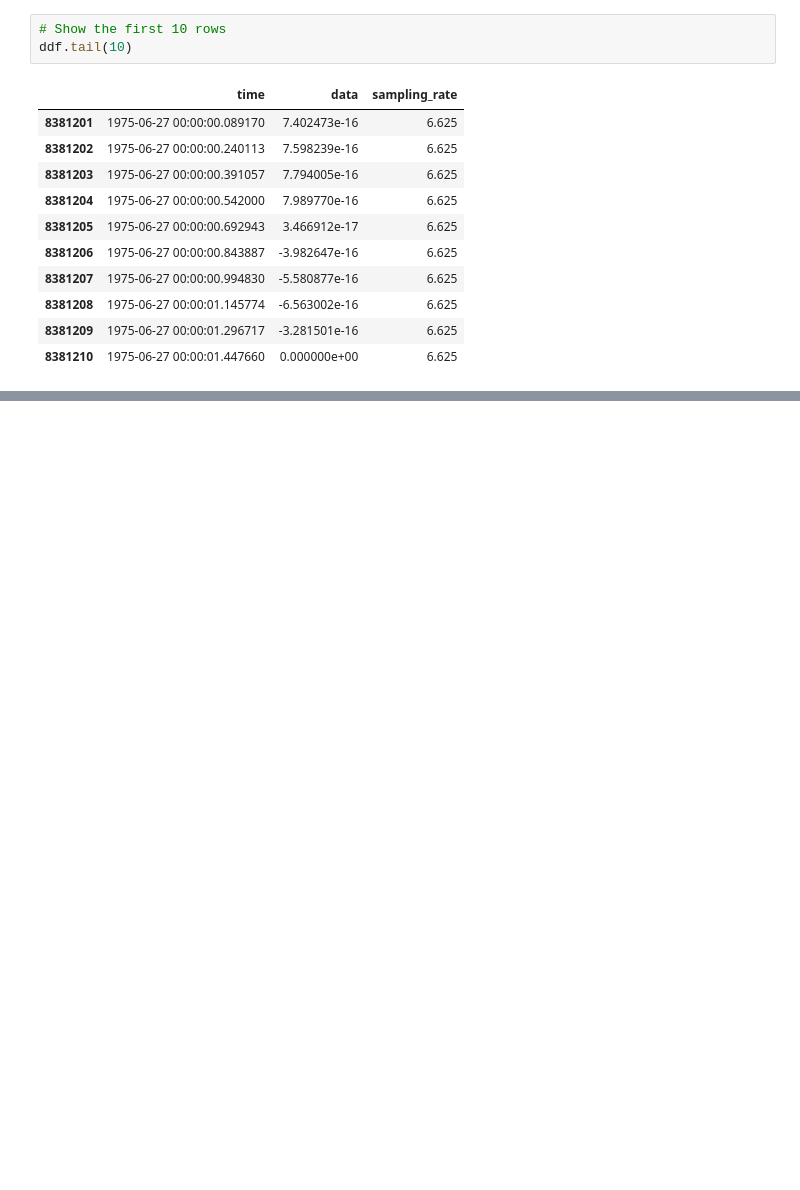
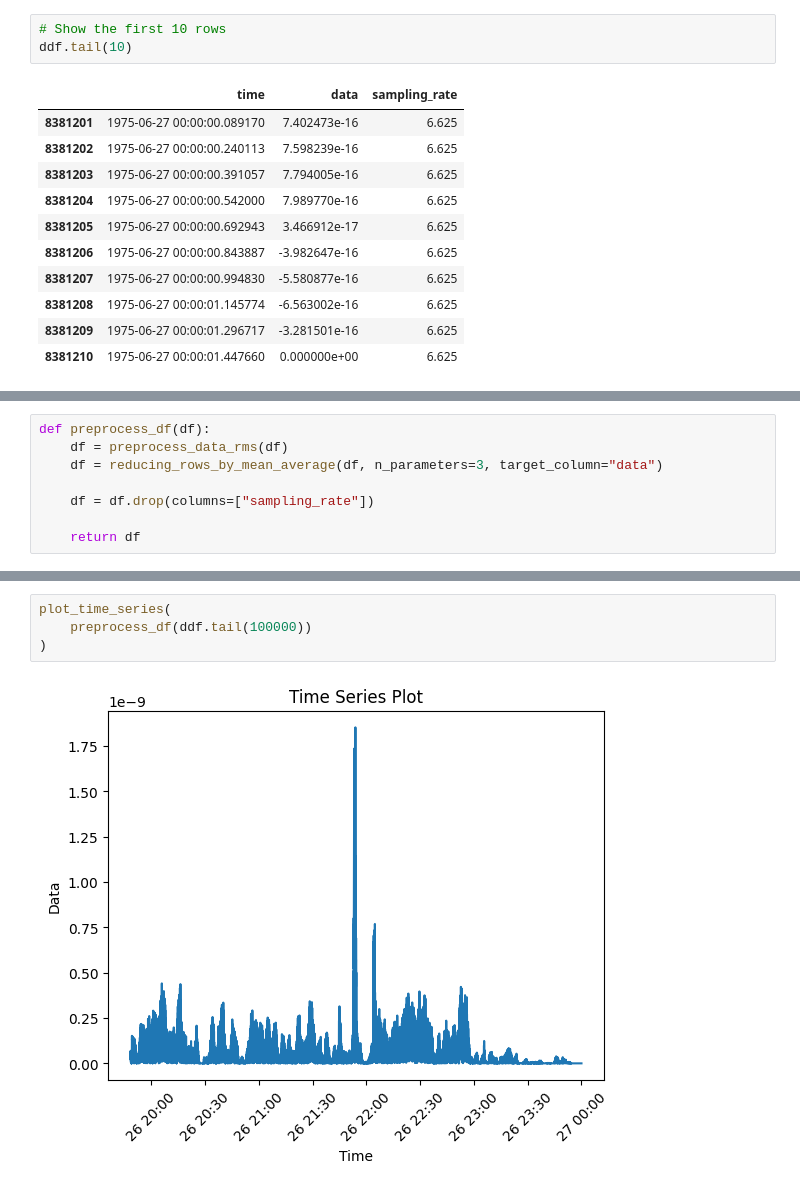
Before and after one commit to Cripry/NASA-SpaceApps, a Jupyter notebook: src/notebooks/lunar_data_preprocessing.ipynb, the cells around one changed output, grey strips where cells are left out. Drawn from its saved outputs; the diff is of its cells as text; blank space fills up the shorter version.

```diff
--- a/src/notebooks/lunar_data_preprocessing.ipynb
+++ b/src/notebooks/lunar_data_preprocessing.ipynb
@@ -137,0 +259,8 @@ ddf.tail(10)
+# %%
+def preprocess_df(df):
+    df = preprocess_data_rms(df)
+    df = reducing_rows_by_mean_average(df, n_parameters=3, target_column="data")
+
+    df = df.drop(columns=["sampling_rate"])
+
+    return df
@@ -137,0 +335,6 @@ ddf.tail(10)
+# %%
+plot_time_series(
+    preprocess_df(ddf.tail(100000))
+)
+# %% [output]
+[figure, added]
```
Also changed, not shown: parts of 37 cells of this notebook, 2 other files.
